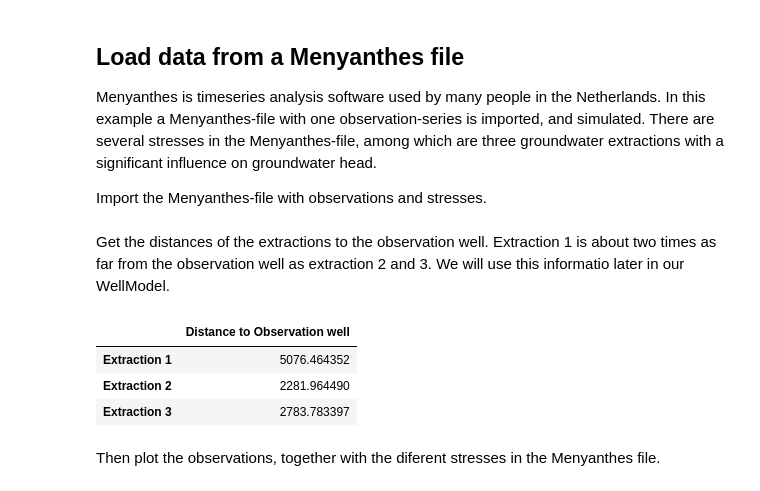
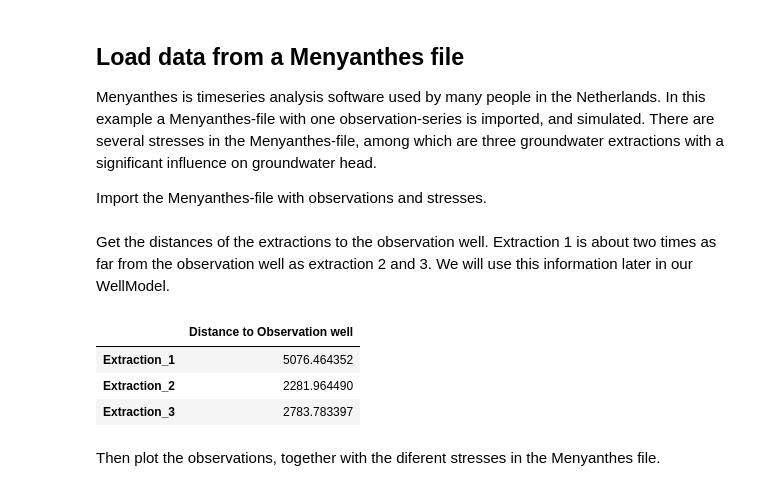
Before and after one commit to pastas/pastas, a Jupyter notebook: examples/notebooks/11_WellModel.ipynb, the cells around one changed output. Cells and saved outputs as stored; diff of their text form; code cells hidden in the pictures.

```diff
--- a/examples/notebooks/11_WellModel.ipynb
+++ b/examples/notebooks/11_WellModel.ipynb
@@ -32,24 +32,25 @@ Import the Menyanthes-file with observations and stresses.
 fname = '../data/MenyanthesTest.men'
 meny = ps.read.MenyData(fname)
 # %% [markdown]
-Get the distances of the extractions to the observation well. Extraction 1 is about two times as far from the observation well as extraction 2 and 3. We will use this informatio later in our WellModel.
+Get the distances of the extractions to the observation well. Extraction 1 is about two times as far from the observation well as extraction 2 and 3. We will use this information later in our WellModel.
 # %%
 # Get distances from metadata
 xo = meny.H["Obsevation well"]['xcoord']
 yo = meny.H["Obsevation well"]['ycoord']
 distances = []
 extraction_names = ['Extraction 1', 'Extraction 2', 'Extraction 3']
 for extr in extraction_names:
     xw = meny.IN[extr]["xcoord"]
     yw = meny.IN[extr]["ycoord"]
     distances.append(np.sqrt((xo-xw)**2 + (yo-yw)**2))
-df = pd.DataFrame(distances, index = extraction_names, columns=['Distance to Observation well'])
+extraction_names = [name.replace(" ", "_") for name in extraction_names]  # replace spaces in names for Pastas
+df = pd.DataFrame(distances, index=extraction_names, columns=['Distance to Observation well'])
 df
 # %% [output]
 |  | Distance to Observation well |
-| Extraction 1 | 5076.464352 |
-| Extraction 2 | 2281.964490 |
-| Extraction 3 | 2783.783397 |
+| Extraction_1 | 5076.464352 |
+| Extraction_2 | 2281.964490 |
+| Extraction_3 | 2783.783397 |
 # %% [markdown]
 Then plot the observations, together with the diferent stresses in the Menyanthes file.
 # %%
```
Also changed, not shown: parts of 16 cells of this notebook.
